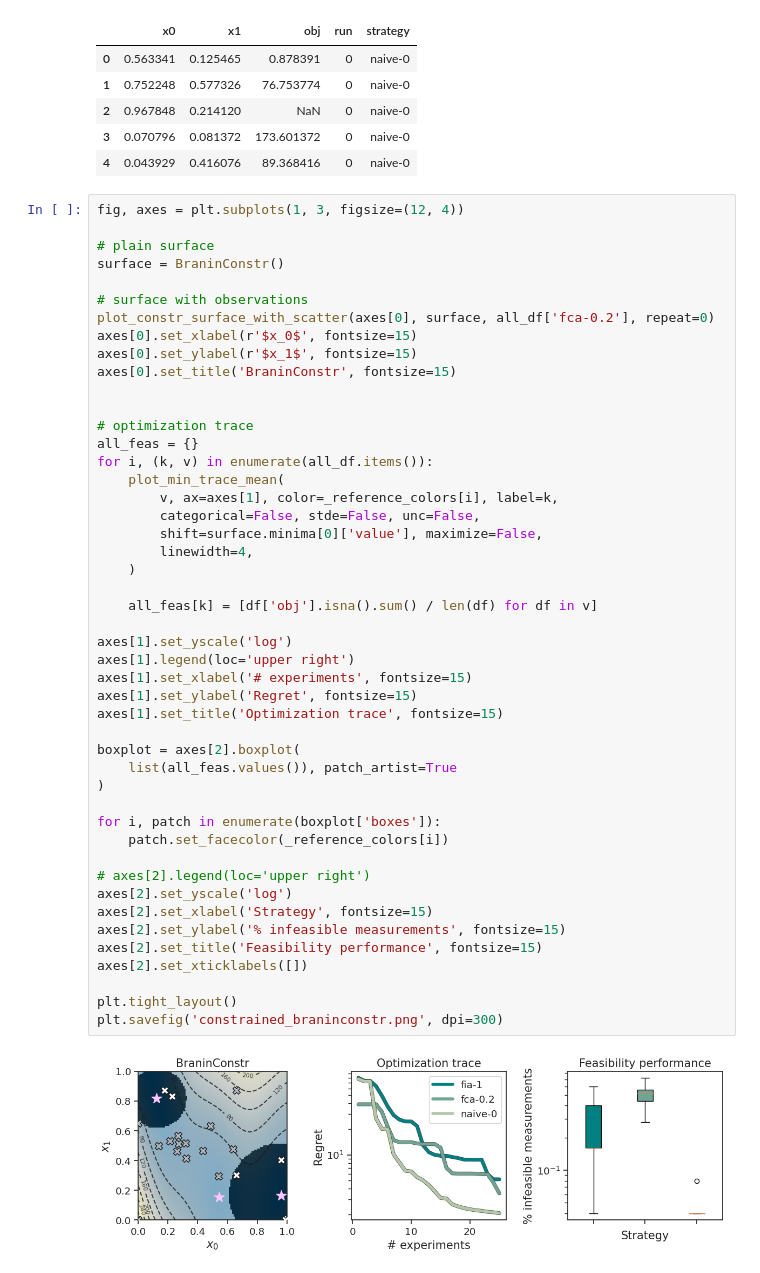
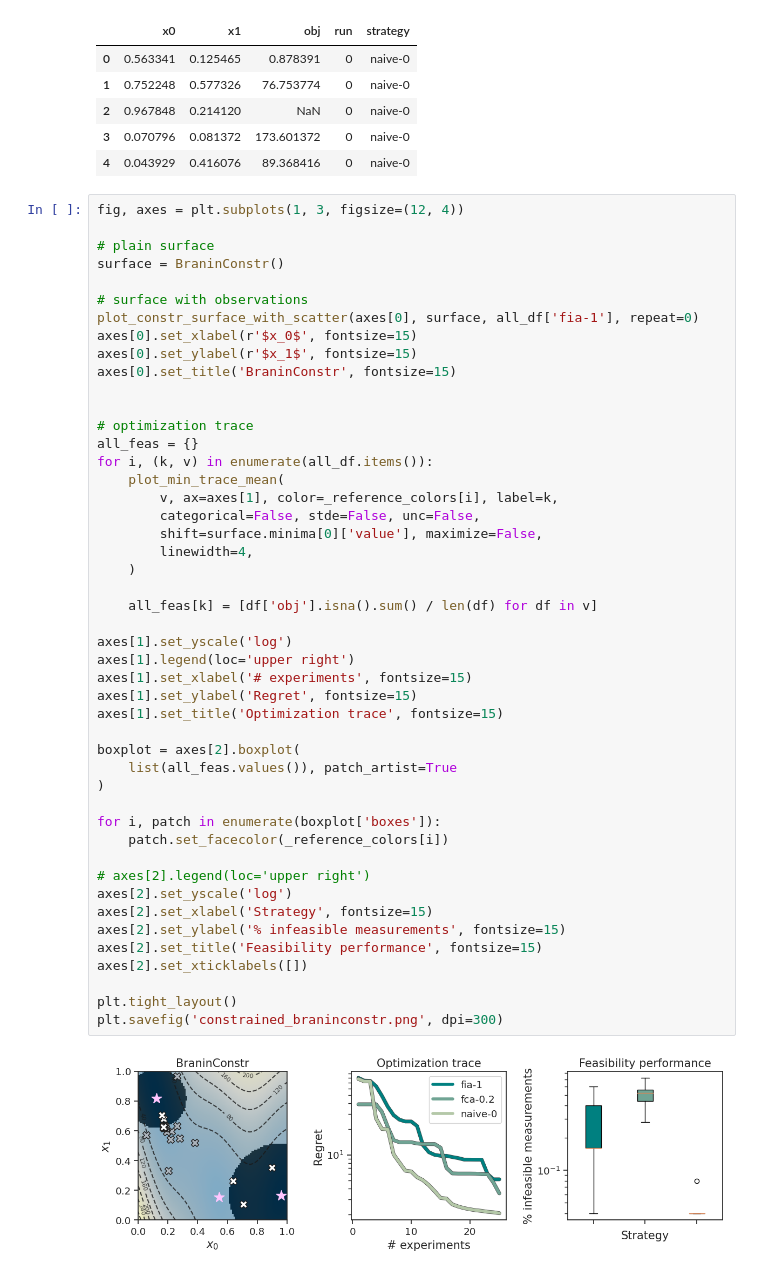
Before and after one commit to aspuru-guzik-group/atlas, a Jupyter notebook: examples/unknown_constraints/plot_results.ipynb, the cells around one changed output. Cells and saved outputs as stored; diff of their text form.

```diff
--- a/examples/unknown_constraints/plot_results.ipynb
+++ b/examples/unknown_constraints/plot_results.ipynb
@@ -257,7 +257,7 @@ fig, axes = plt.subplots(1, 3, figsize=(12, 4))
 surface = BraninConstr()
 
 # surface with observations
-plot_constr_surface_with_scatter(axes[0], surface, all_df['fca-0.2'], repeat=0)
+plot_constr_surface_with_scatter(axes[0], surface, all_df['fia-1'], repeat=0)
 axes[0].set_xlabel(r'$x_0$', fontsize=15)
 axes[0].set_ylabel(r'$x_1$', fontsize=15)
 axes[0].set_title('BraninConstr', fontsize=15)
@@ -271,31 +271,31 @@ for i, (k, v) in enumerate(all_df.items()):
         categorical=False, stde=False, unc=False,
         shift=surface.minima[0]['value'], maximize=False,
         linewidth=4,
     )
 
     all_feas[k] = [df['obj'].isna().sum() / len(df) for df in v]
 
 axes[1].set_yscale('log')
 axes[1].legend(loc='upper right')
 axes[1].set_xlabel('# experiments', fontsize=15)
 axes[1].set_ylabel('Regret', fontsize=15)
 axes[1].set_title('Optimization trace', fontsize=15)
 
 boxplot = axes[2].boxplot(
     list(all_feas.values()), patch_artist=True
 )
 
 for i, patch in enumerate(boxplot['boxes']):
     patch.set_facecolor(_reference_colors[i])
 
 # axes[2].legend(loc='upper right')
 axes[2].set_yscale('log')
 axes[2].set_xlabel('Strategy', fontsize=15)
 axes[2].set_ylabel('% infeasible measurements', fontsize=15)
 axes[2].set_title('Feasibility performance', fontsize=15)
 axes[2].set_xticklabels([])
 
 plt.tight_layout()
 plt.savefig('constrained_braninconstr.png', dpi=300)
 # %% [output]
-[figure, old version]
+[figure, new version]
```
Also changed, not shown: 1 other file.
